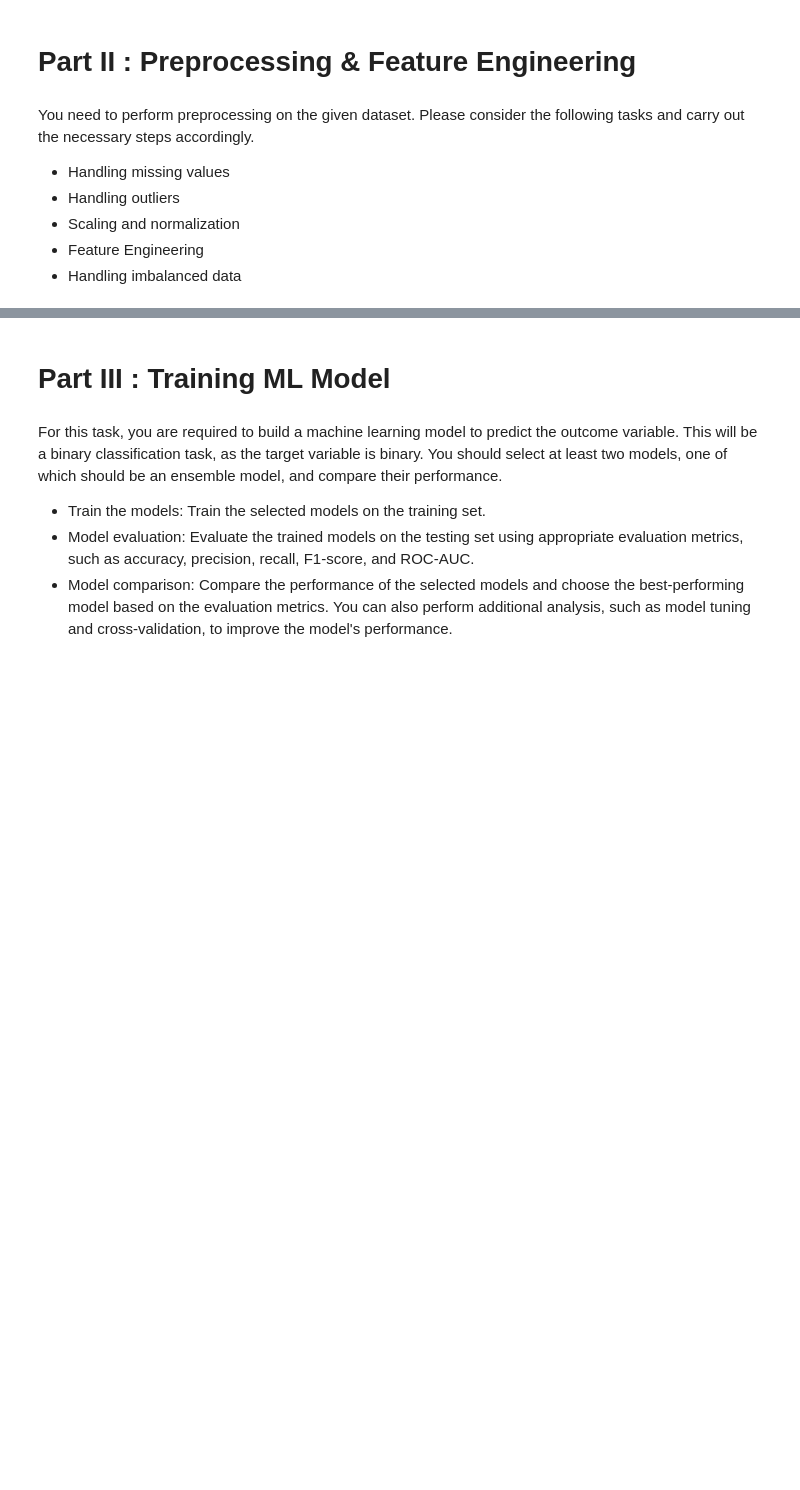
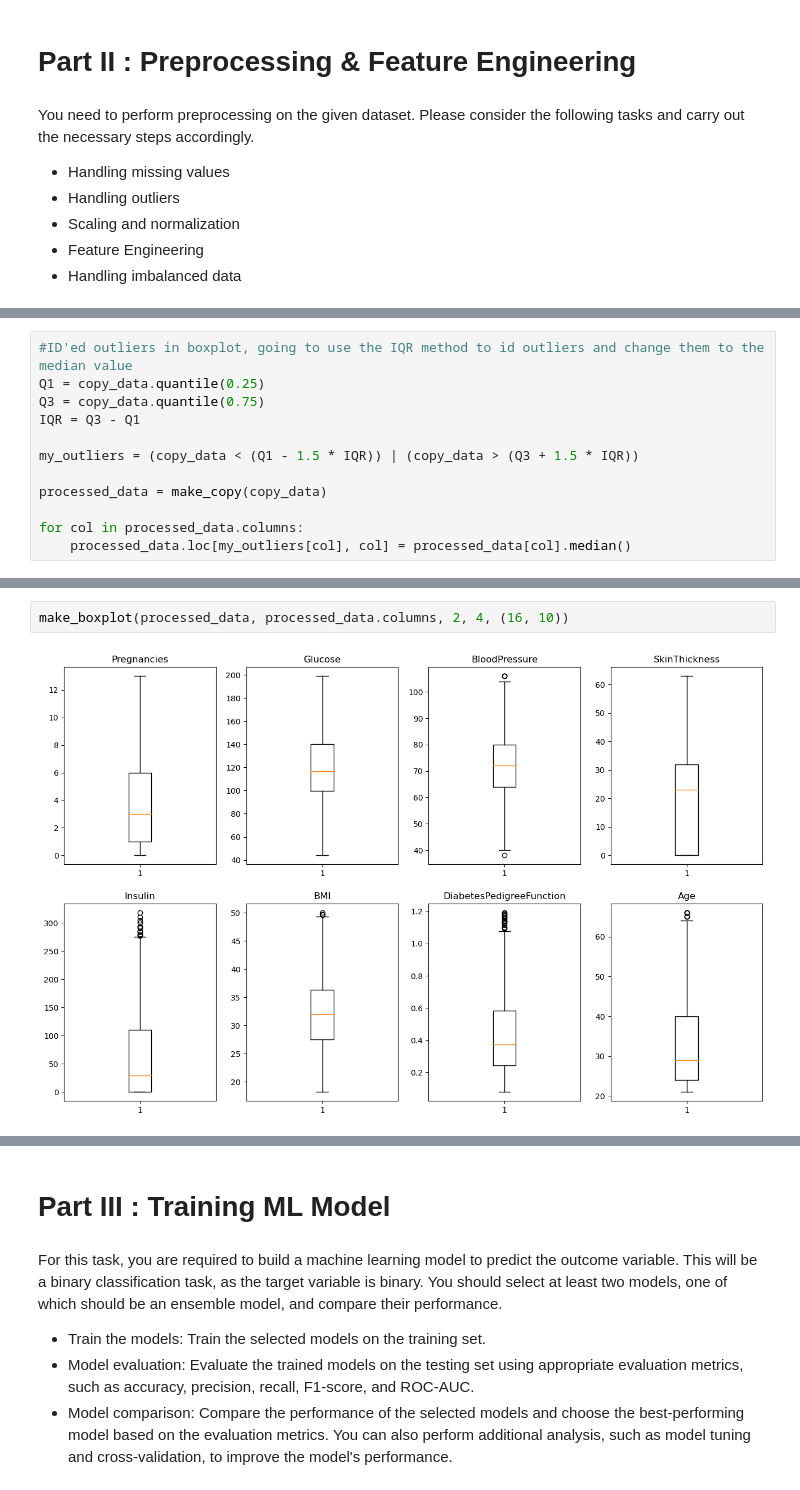
Before and after one commit to SBangarh/ml-project-supervised-learning, a Jupyter notebook: Supervised Learning - Project.ipynb, the cells around one changed output, grey strips where cells are left out. Cells and saved outputs as stored; diff of their text form; blank space fills up the shorter version.

Commit message:
started preprocessing data

```diff
--- a/Supervised Learning - Project.ipynb
+++ b/Supervised Learning - Project.ipynb
@@ -213,0 +218,12 @@ You have outliers, feature engineer(sex), scale/normalize - most columns, imbala
+# %%
+#ID'ed outliers in boxplot, going to use the IQR method to id outliers and change them to the median value
+Q1 = copy_data.quantile(0.25)
+Q3 = copy_data.quantile(0.75)
+IQR = Q3 - Q1
+
+my_outliers = (copy_data < (Q1 - 1.5 * IQR)) | (copy_data > (Q3 + 1.5 * IQR))
+
+processed_data = make_copy(copy_data)
+
+for col in processed_data.columns:
+    processed_data.loc[my_outliers[col], col] = processed_data[col].median()
@@ -213,0 +241,4 @@ You have outliers, feature engineer(sex), scale/normalize - most columns, imbala
+# %%
+make_boxplot(processed_data, processed_data.columns, 2, 4, (16, 10))
+# %% [output]
+[figure, added]
```
Also changed, not shown: parts of 8 cells of this notebook.
